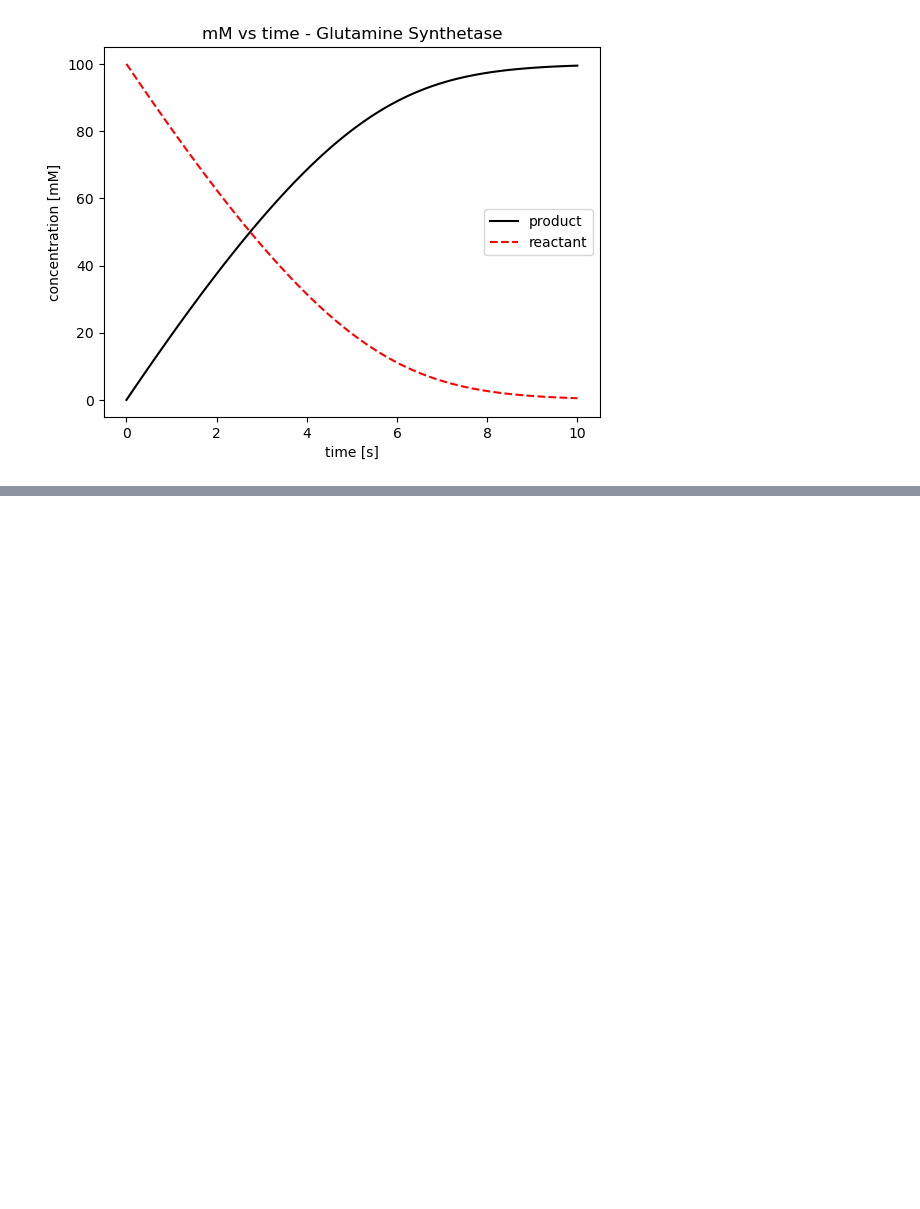
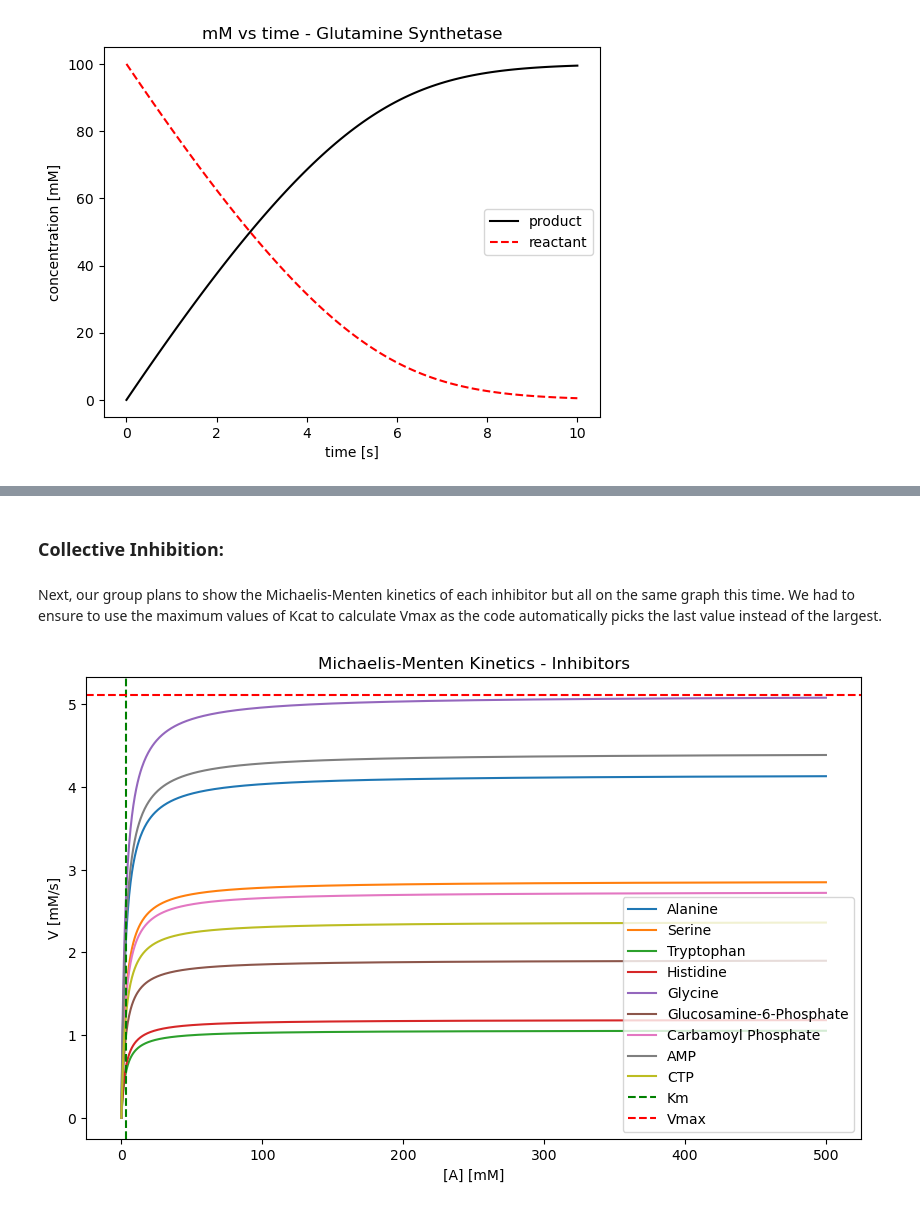
Before and after one commit to smyoung14/BME3990, a Jupyter notebook: FinalProject.ipynb, the cells around one changed output, grey strips where cells are left out. Drawn from its saved outputs; the diff is of its cells as text; code cells hidden in the pictures; blank space fills up the shorter version.

```diff
--- a/FinalProject.ipynb
+++ b/FinalProject.ipynb
@@ -79,0 +196,34 @@ Text(0.5, 1.0, 'mM vs time - Glutamine Synthetase')
+# %% [markdown]
+### Collective Inhibition:
+# %% [markdown]
+Next, our group plans to show the Michaelis-Menten kinetics of each inhibitor but all on the same graph this time. We had to ensure to use the maximum values of Kcat to calculate Vmax as the code automatically picks the last value instead of the largest.
+# %%
+#Now all together
+#Plot all inhibitor Michaelis-Menten kinetics on one graph
+plt.figure(figsize=(10, 6))
+
+#loop through to plot and calculate v
+for inhibitor, Kcat in Kcat_values.items():
+    # Calculate rate from MM equation
+    v = Kcat * E_0 * (A / (K_M + A))
+
+
+    # Plot V vs A for each inhibitor
+    plt.plot(A, v, label=inhibitor)
+
+
+#Calculate maximum Vmax value among all inhibitors
+V_max_values = [Kcat * E_0 for Kcat in Kcat_values.values()]
+V_max = max(V_max_values)
+
+#Plot Km and Vmax lines
+plt.axvline(x=K_M, color='g', linestyle='--', label='Km')
+plt.axhline(y=V_max, color='r', linestyle='--', label='Vmax')
+#Annotate
+plt.xlabel('[A] [mM]')
+plt.ylabel('V [mM/s]')
+plt.legend()
+plt.title('Michaelis-Menten Kinetics - Inhibitors')
+plt.show()
+# %% [output]
+[figure, added]
```
Also changed, not shown: parts of 23 cells of this notebook.
